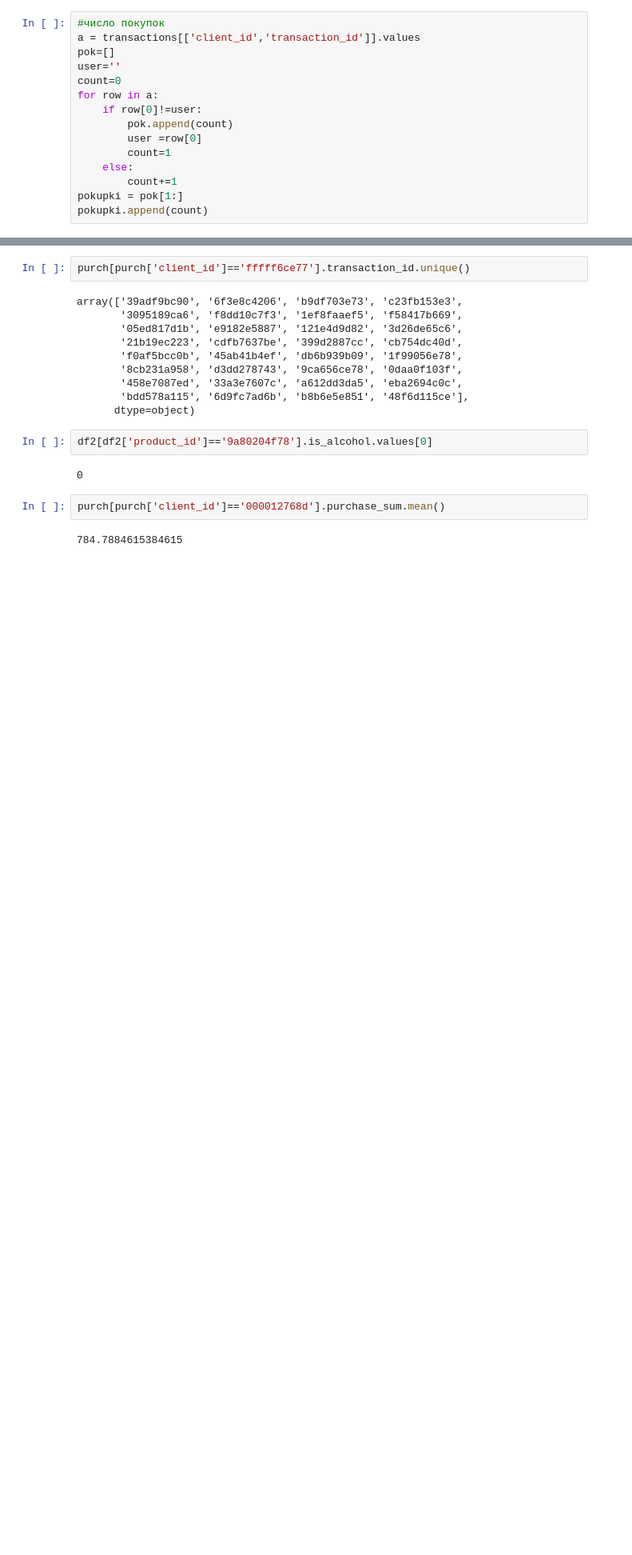
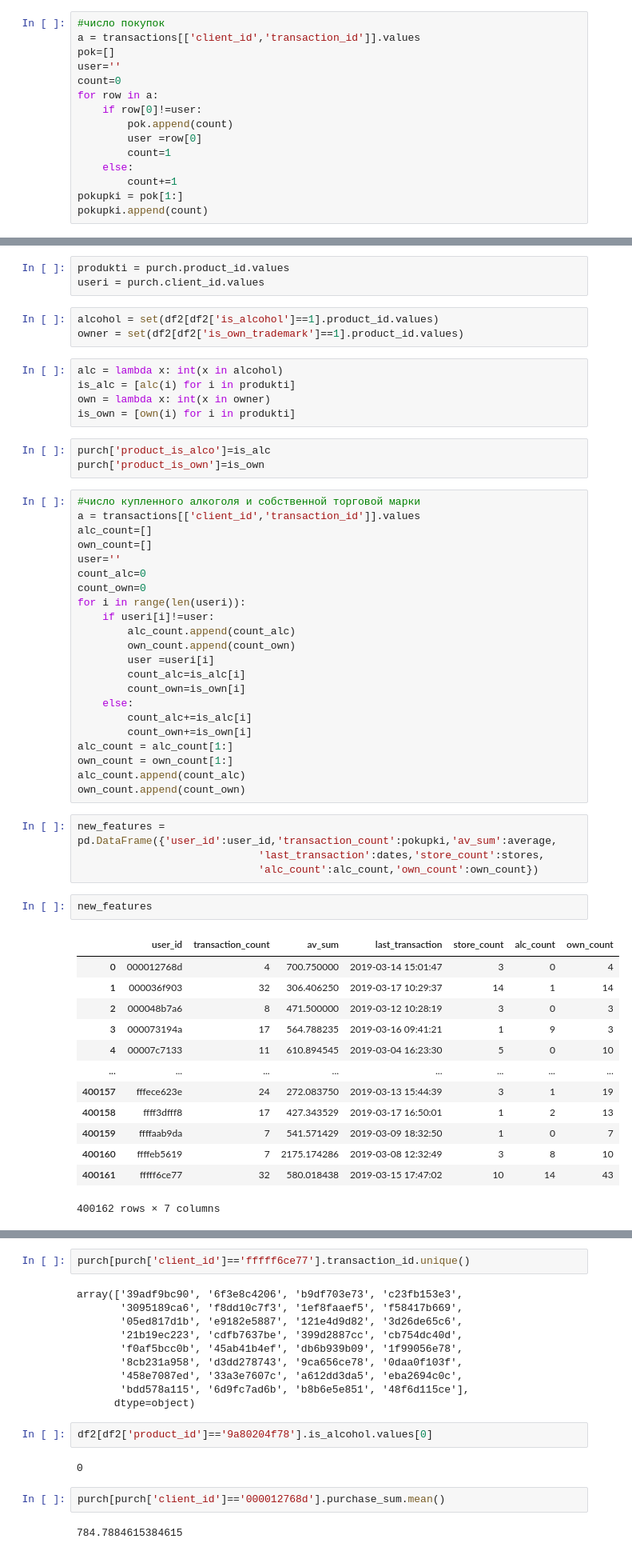
Before and after one commit to Satanklaus88/Retail-hero, a Jupyter notebook: X5.ipynb, the cells around one changed output, grey strips where cells are left out. Shown: that part at 80% size. Cells and saved outputs as stored; diff of their text form; blank space fills up the shorter version.

```diff
--- a/X5.ipynb
+++ b/X5.ipynb
@@ -126,3 +149,59 @@ stores.append(count)
+# %%
+produkti = purch.product_id.values
+useri = purch.client_id.values
+# %%
+alcohol = set(df2[df2['is_alcohol']==1].product_id.values)
+owner = set(df2[df2['is_own_trademark']==1].product_id.values)
+# %%
+alc = lambda x: int(x in alcohol)
+is_alc = [alc(i) for i in produkti]
+own = lambda x: int(x in owner)
+is_own = [own(i) for i in produkti]
+# %%
+purch['product_is_alco']=is_alc
+purch['product_is_own']=is_own
+# %%
+#число купленного алкоголя и собственной торговой марки
+a = transactions[['client_id','transaction_id']].values
+alc_count=[]
+own_count=[]
+user=''
+count_alc=0
+count_own=0
+for i in range(len(useri)):
+    if useri[i]!=user:
+        alc_count.append(count_alc)
+        own_count.append(count_own)
+        user =useri[i]
+        count_alc=is_alc[i]
+        count_own=is_own[i]
+    else:
+        count_alc+=is_alc[i]
+        count_own+=is_own[i]
+alc_count = alc_count[1:]
+own_count = own_count[1:]
+alc_count.append(count_alc)
+own_count.append(count_own)
+# %%
+new_features = pd.DataFrame({'user_id':user_id,'transaction_count':pokupki,'av_sum':average,
+                             'last_transaction':dates,'store_count':stores,
+                             'alc_count':alc_count,'own_count':own_count})
+# %%
+new_features
+# %% [output]
+|  | user_id | transaction_count | av_sum | last_transaction | store_count | alc_count | own_count |
+| 0 | 000012768d | 4 | 700.750000 | 2019-03-14 15:01:47 | 3 | 0 | 4 |
+| 1 | 000036f903 | 32 | 306.406250 | 2019-03-17 10:29:37 | 14 | 1 | 14 |
+| 2 | 000048b7a6 | 8 | 471.500000 | 2019-03-12 10:28:19 | 3 | 0 | 3 |
+| 3 | 000073194a | 17 | 564.788235 | 2019-03-16 09:41:21 | 1 | 9 | 3 |
+| 4 | 00007c7133 | 11 | 610.894545 | 2019-03-04 16:23:30 | 5 | 0 | 10 |
+| ... | ... | ... | ... | ... | ... | ... | ... |
+| 400157 | fffece623e | 24 | 272.083750 | 2019-03-13 15:44:39 | 3 | 1 | 19 |
+| 400158 | ffff3dfff8 | 17 | 427.343529 | 2019-03-17 16:50:01 | 1 | 2 | 13 |
+| 400159 | ffffaab9da | 7 | 541.571429 | 2019-03-09 18:32:50 | 1 | 0 | 7 |
+| 400160 | ffffeb5619 | 7 | 2175.174286 | 2019-03-08 12:32:49 | 3 | 8 | 10 |
+| 400161 | fffff6ce77 | 32 | 580.018438 | 2019-03-15 17:47:02 | 10 | 14 | 43 |
+400162 rows × 7 columns
 # %%
 purch
 # %% [output]
```
Also changed, not shown: parts of 8 cells of this notebook.
